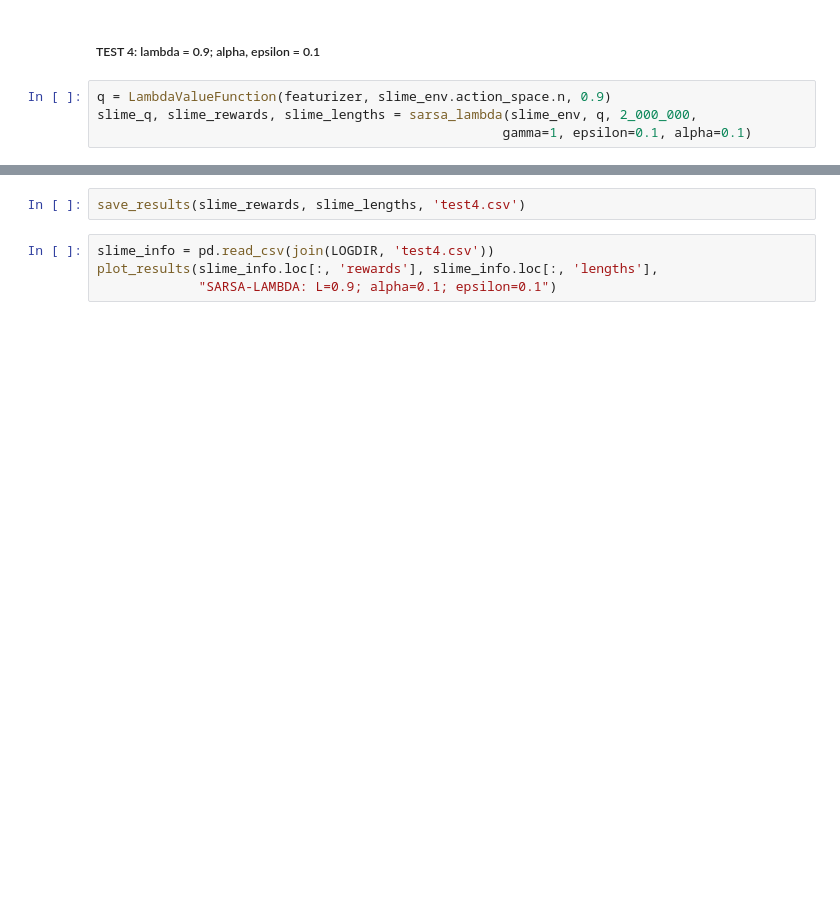
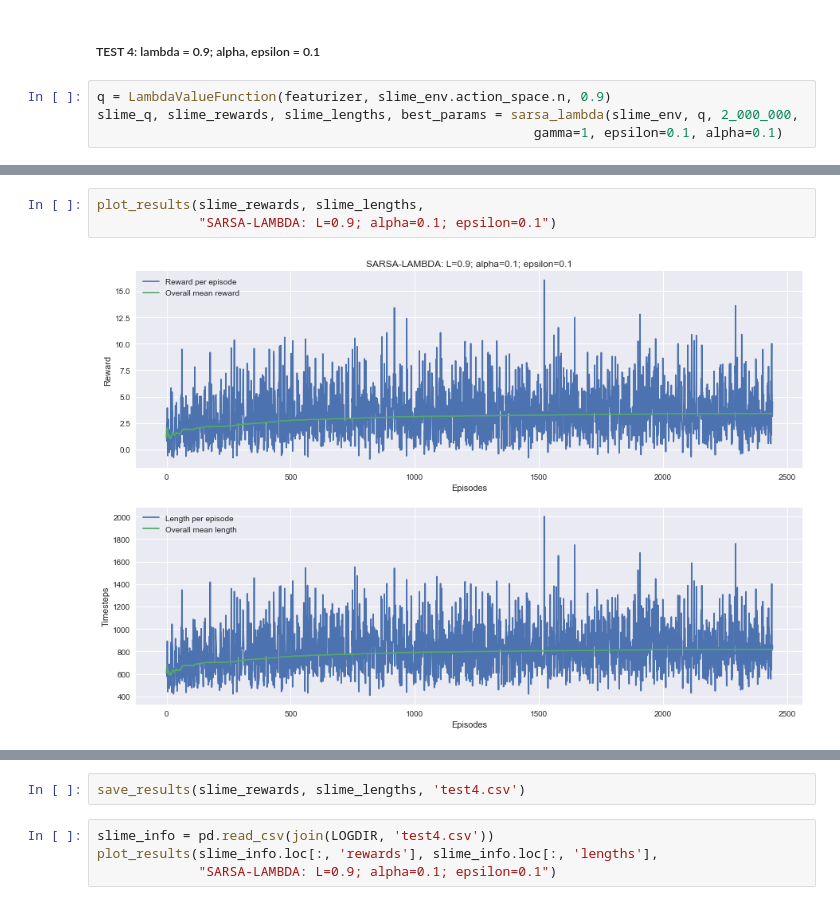
Before and after one commit to andreszpt/rl-slimevolley, a Jupyter notebook: src/classic_algorithms.ipynb, the cells around one changed output, grey strips where cells are left out. Cells and saved outputs as stored; diff of their text form; blank space fills up the shorter version.

```diff
--- a/src/classic_algorithms.ipynb
+++ b/src/classic_algorithms.ipynb
@@ -143,5 +158,5 @@ plot_results(slime_info.loc[:, 'rewards'], slime_info.loc[:, 'lengths'],
 ##### TEST 4: lambda = 0.9; alpha, epsilon = 0.1
 # %%
 q = LambdaValueFunction(featurizer, slime_env.action_space.n, 0.9)
-slime_q, slime_rewards, slime_lengths = sarsa_lambda(slime_env, q, 2_000_000,
-                                                    gamma=1, epsilon=0.1, alpha=0.1)
+slime_q, slime_rewards, slime_lengths, best_params = sarsa_lambda(slime_env, q, 2_000_000,
+                                                        gamma=1, epsilon=0.1, alpha=0.1)
@@ -147,0 +181,5 @@ slime_q, slime_rewards, slime_lengths = sarsa_lambda(slime_env, q, 2_000_000,
+# %%
+plot_results(slime_rewards, slime_lengths,
+             "SARSA-LAMBDA: L=0.9; alpha=0.1; epsilon=0.1")
+# %% [output]
+[figure, added]
```
Also changed, not shown: parts of 94 cells of this notebook, 46 other files.
